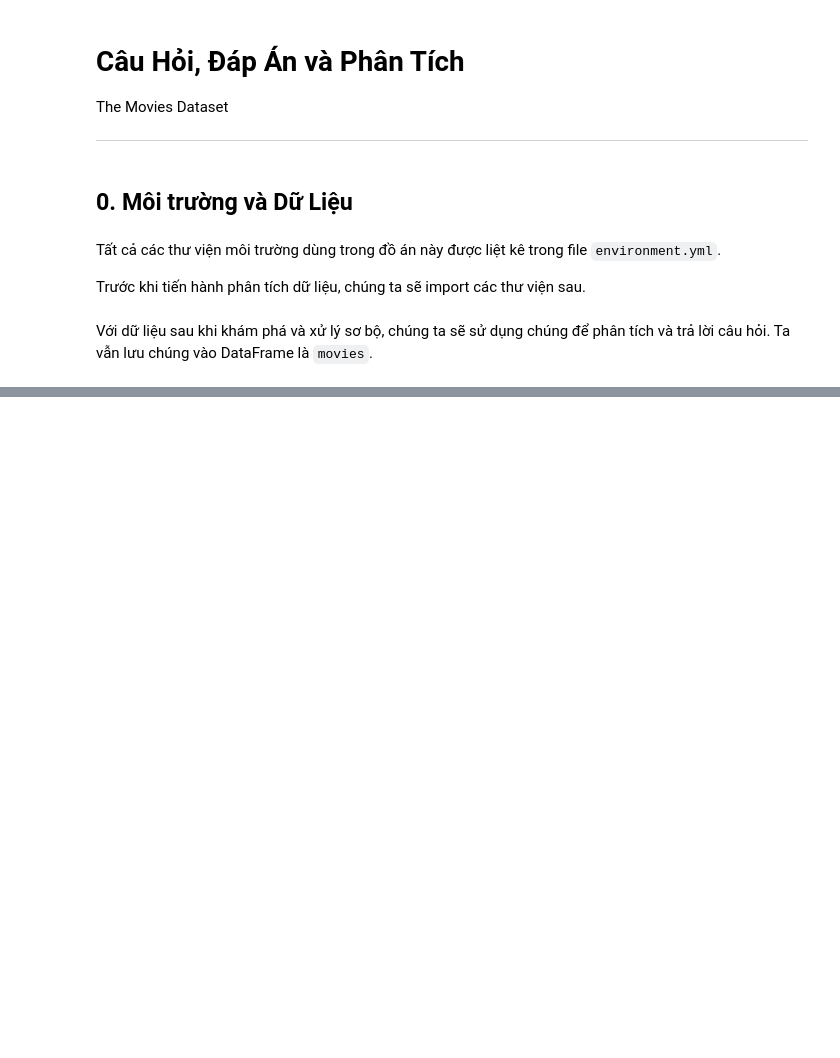
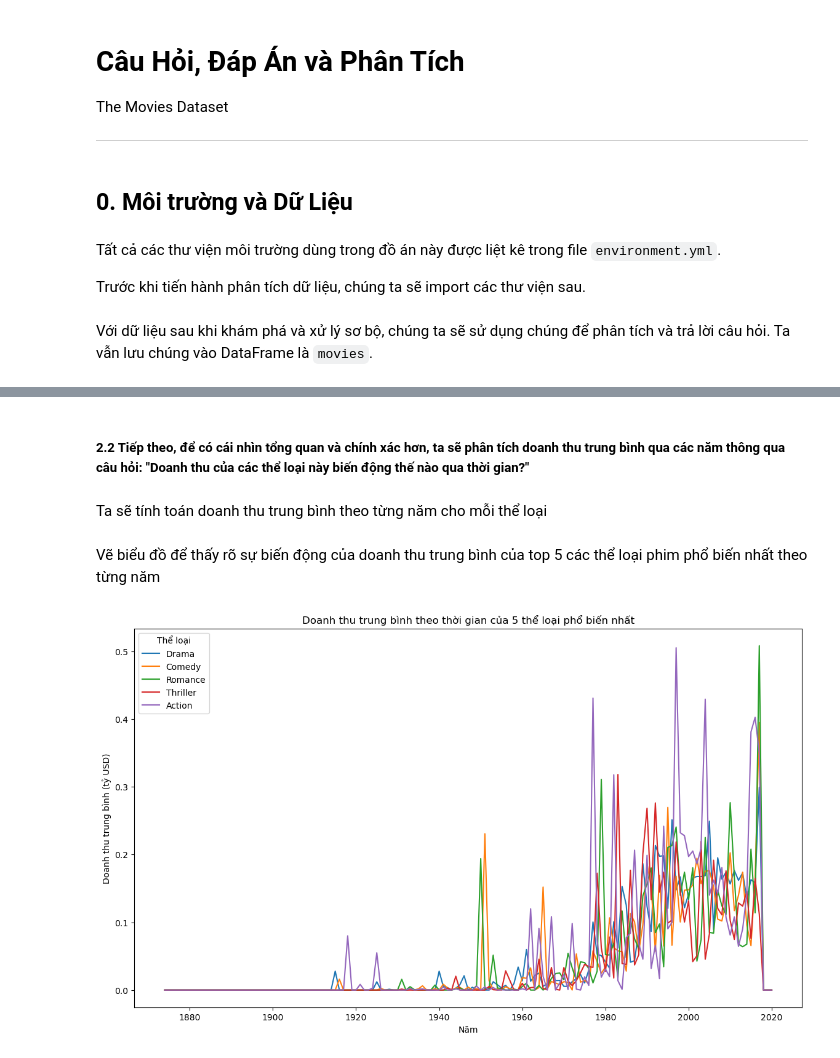
Before and after one commit to hoangfitus/csc17104-movies-eda, a Jupyter notebook: questions_and_answers.ipynb, the cells around one changed output, grey strips where cells are left out. Saved outputs shown, nothing was run; the diff lists cells and outputs as text; code cells hidden in the pictures; blank space fills up the shorter version.

```diff
--- a/questions_and_answers.ipynb
+++ b/questions_and_answers.ipynb
@@ -215,0 +92,3 @@ languages_df
+# %%
+question01_df = movies.copy()
+question01_df['genres'] = question01_df['genres'].apply(lambda x: x.split(',')).explode('genres')
@@ -215,0 +180,20 @@ languages_df
+# %% [markdown]
+##### 2.2 Tiếp theo, để có cái nhìn tổng quan và chính xác hơn, ta sẽ phân tích doanh thu trung bình qua các năm thông qua câu hỏi: **"Doanh thu của các thể loại này biến động thế nào qua thời gian?"**
+# %% [markdown]
+Ta sẽ tính toán doanh thu trung bình theo từng năm cho mỗi thể loại
+# %%
+average_revenue_per_year = top_5_genres_df.groupby(['year', 'genres'])['revenue'].mean().unstack().fillna(0)
+# %% [markdown]
+Vẽ biểu đồ để thấy rõ sự biến động của doanh thu trung bình của top 5 các thể loại phim phổ biến nhất theo từng năm
+# %%
+plt.figure(figsize=(14, 8))
+for genre in top_5_genres:
+    plt.plot(average_revenue_per_year.index, average_revenue_per_year[genre] / 1e8, label=genre)
+
+plt.title('Doanh thu trung bình theo thời gian của 5 thể loại phổ biến nhất')
+plt.xlabel('Năm')
+plt.ylabel('Doanh thu trung bình (tỷ USD)')
+plt.legend(title='Thể loại')
+plt.show()
+# %% [output]
+[figure, added]
```
Also changed, not shown: parts of 50 cells of this notebook.
